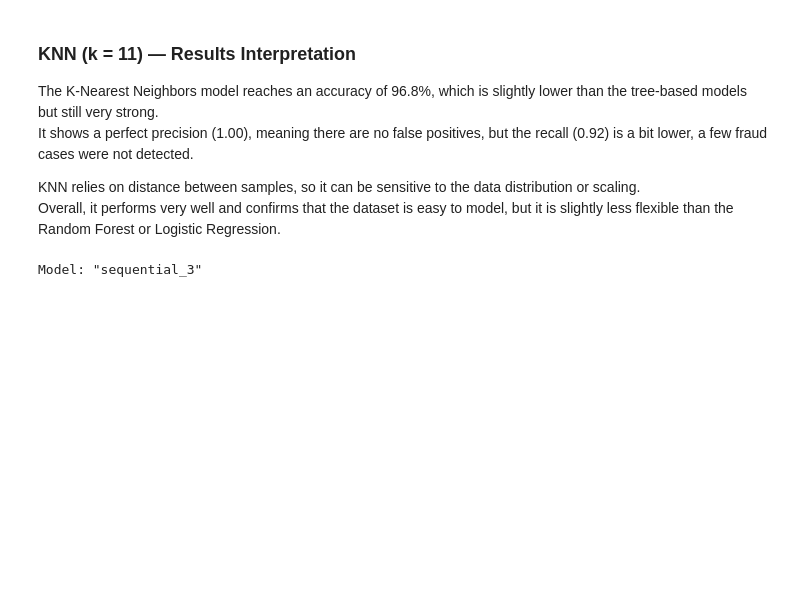
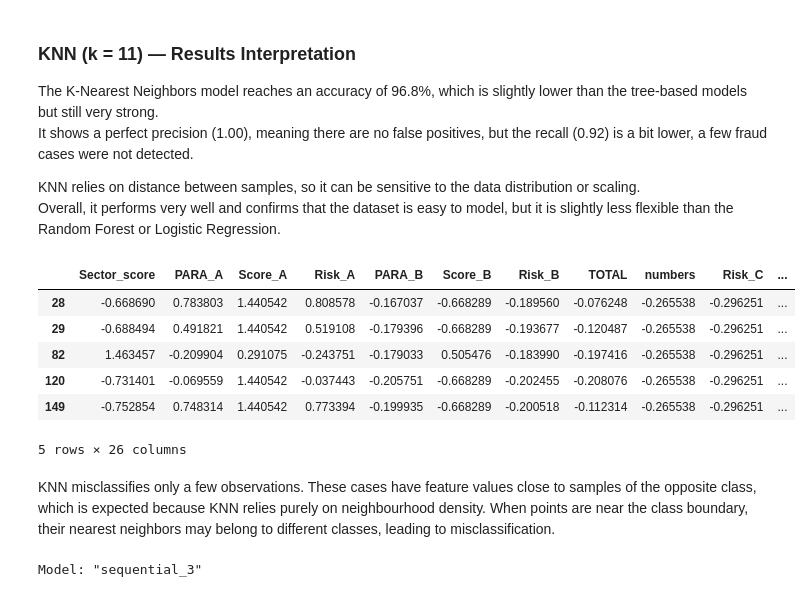
Before and after one commit to sarahzhf/audit-fraud-DL, a Jupyter notebook: analysis.ipynb, the cells around one changed output. Saved outputs shown, nothing was run; the diff lists cells and outputs as text; code cells hidden in the pictures; blank space fills up the shorter version.

```diff
--- a/analysis.ipynb
+++ b/analysis.ipynb
@@ -423,6 +430,30 @@ It shows a perfect precision (1.00), meaning there are no false positives, but t
 
 KNN relies on distance between samples, so it can be sensitive to the data distribution or scaling.
 Overall, it performs very well and confirms that the dataset is easy to model, but it is slightly less flexible than the Random Forest or Logistic Regression.
+# %%
+# Identify misclassified points for KNN
+y_pred_knn = (metrics_knn['roc_auc'] >= 0.5)  # or simply knn.predict(X_test_scaled)
+y_pred_knn = knn.predict(X_test_scaled)
+
+errors = np.where(y_pred_knn != y_test)[0]
+
+X_test_df = pd.DataFrame(X_test_scaled, columns=X.columns)
+X_test_df['true'] = y_test.values
+X_test_df['pred'] = y_pred_knn
+
+X_test_df.iloc[errors].head()
+# %% [output]
+|  | Sector_score | PARA_A | Score_A | Risk_A | PARA_B | Score_B | Risk_B | TOTAL | numbers | Risk_C | ... |
+| 28 | -0.668690 | 0.783803 | 1.440542 | 0.808578 | -0.167037 | -0.668289 | -0.189560 | -0.076248 | -0.265538 | -0.296251 | ... |
+| 29 | -0.688494 | 0.491821 | 1.440542 | 0.519108 | -0.179396 | -0.668289 | -0.193677 | -0.120487 | -0.265538 | -0.296251 | ... |
+| 82 | 1.463457 | -0.209904 | 0.291075 | -0.243751 | -0.179033 | 0.505476 | -0.183990 | -0.197416 | -0.265538 | -0.296251 | ... |
+| 120 | -0.731401 | -0.069559 | 1.440542 | -0.037443 | -0.205751 | -0.668289 | -0.202455 | -0.208076 | -0.265538 | -0.296251 | ... |
+| 149 | -0.752854 | 0.748314 | 1.440542 | 0.773394 | -0.199935 | -0.668289 | -0.200518 | -0.112314 | -0.265538 | -0.296251 | ... |
+5 rows × 26 columns
+# %% [markdown]
+KNN misclassifies only a few observations.
+These cases have feature values close to samples of the opposite class, which is expected because KNN relies purely on neighbourhood density.
+When points are near the class boundary, their nearest neighbors may belong to different classes, leading to misclassification.
 # %%
 import tensorflow as tf
 from tensorflow import keras
```
Also changed, not shown: parts of 1 cell of this notebook, 2 other files.
